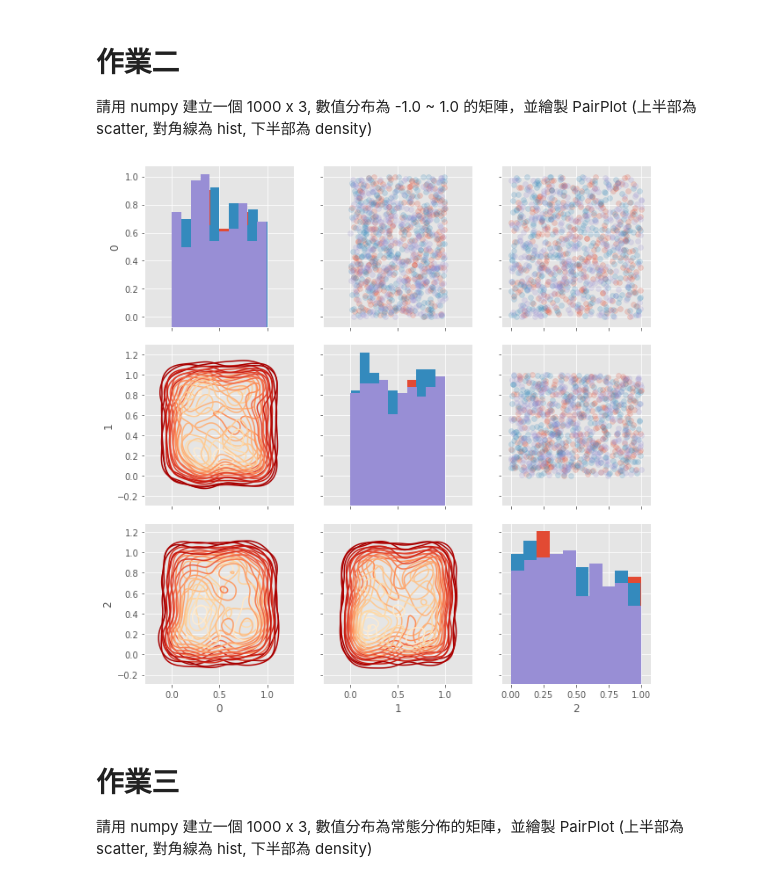
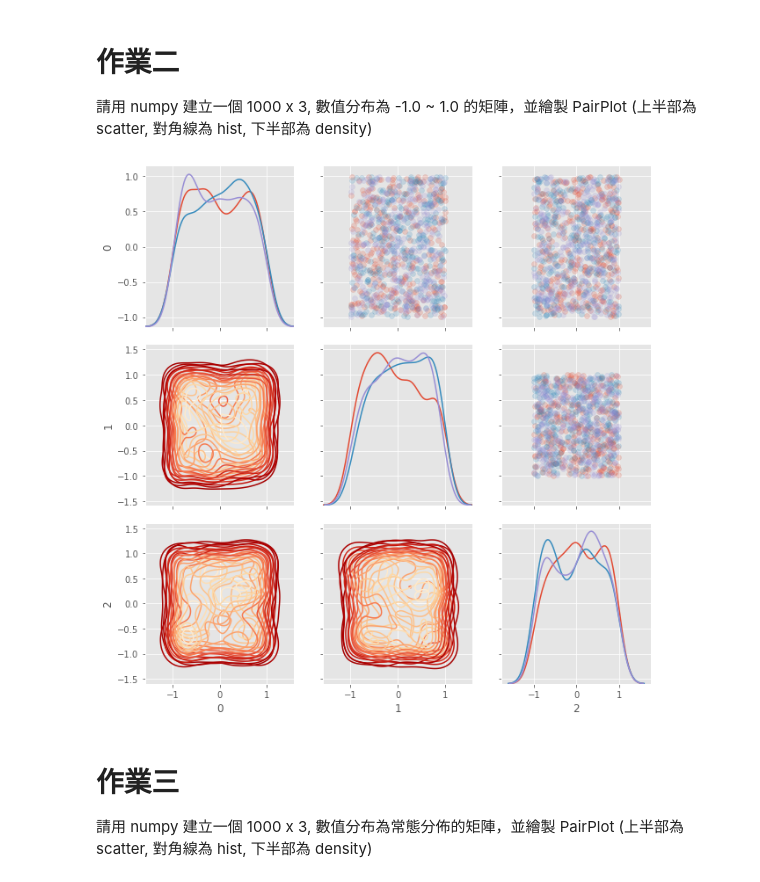
Before and after one commit to danielwu1202/4th-ML100Days, a Jupyter notebook: homework/DAY_020_HW.ipynb, the cells around one changed output. Cells and saved outputs as stored; diff of their text form; code cells hidden in the pictures.

```diff
--- a/homework/DAY_020_HW.ipynb
+++ b/homework/DAY_020_HW.ipynb
@@ -24,18 +24,18 @@ plt.show()
 # %%
 nrow = 1000
 ncol = 3
-matrix_01 = np.random.random(3000).reshape(1000, 3)
+matrix_01 = (np.random.random((1000, 3)) - 0.5) * 2
 indice = np.random.choice([0,1,2], size = nrow)
 plot_data = pd.DataFrame(matrix_01, indice).reset_index()
 grid = sns.PairGrid(data = plot_data, size = 3, diag_sharey=False,
                     hue = 'index', vars = [x for x in list(plot_data.columns) if x != 'index'])
 grid.map_upper(plt.scatter, alpha = 0.2)
-grid.map_diag(plt.hist)
+grid.map_diag(sns.kdeplot)
 grid.map_lower(sns.kdeplot, cmap = plt.cm.OrRd_r)
 
 plt.show()
 # %% [output]
-[figure, old version]
+[figure, new version]
 # %% [markdown]
 # 作業三
 請用 numpy 建立一個 1000 x 3, 數值分布為常態分佈的矩陣，並繪製 PairPlot (上半部為 scatter, 對角線為 hist, 下半部為 density)
```
Also changed, not shown: parts of 2 cells of this notebook.
